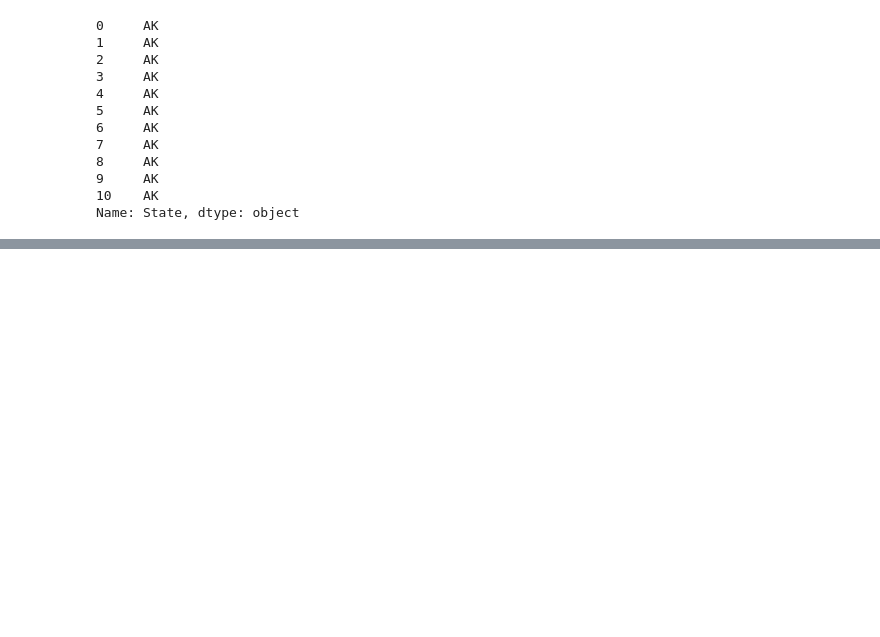
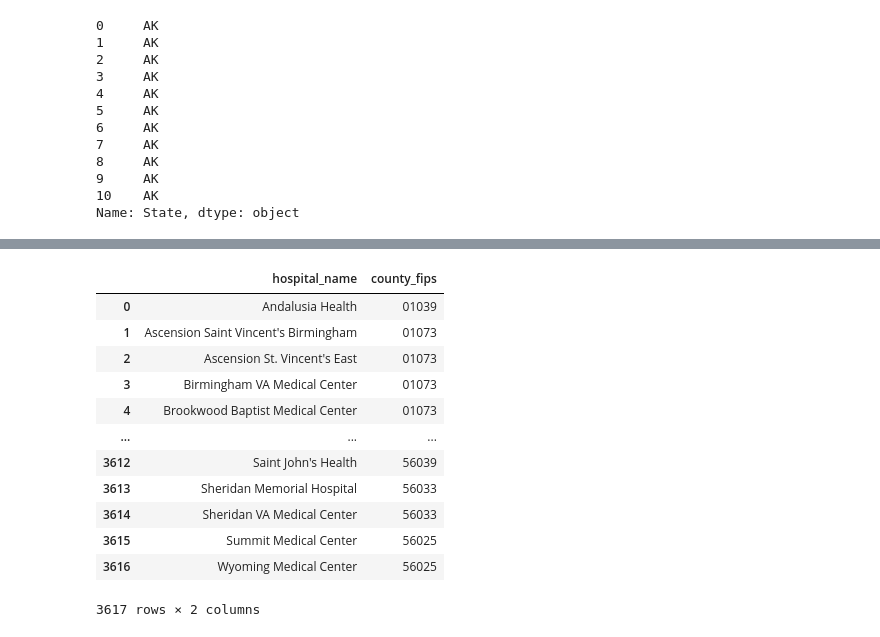
Before and after one commit to jaclynchiu7/HMS-MGH-Capstone-Project, a Jupyter notebook: data_processing/combine_states.ipynb, the cells around one changed output, grey strips where cells are left out. Cells and saved outputs as stored; diff of their text form; code cells hidden in the pictures; blank space fills up the shorter version.

```diff
--- a/data_processing/combine_states.ipynb
+++ b/data_processing/combine_states.ipynb
@@ -217,0 +224,2 @@ df_main = df_main.merge(ahd_df, on='State', how='inner')
+# %%
+df_main.columns = [col.lower() for col in df_main.columns]
@@ -217,0 +241,22 @@ df_main = df_main.merge(ahd_df, on='State', how='inner')
+# %%
+df_fips = pd.read_csv('D:/UCLA/Capstone/HMS-MGH-Capstone-Project/datasets/uscities.csv')
+# %%
+df_fips['county_fips'] = df_fips['county_fips'].astype(str).apply(lambda x: x.zfill(5))
+# %%
+df_main_fips = df_main.merge(df_fips, on=['city', 'state_id'], how='inner')
+# %%
+df_main_fips[['hospital_name', 'county_fips']]
+# %% [output]
+|  | hospital_name | county_fips |
+| 0 | Andalusia Health | 01039 |
+| 1 | Ascension Saint Vincent's Birmingham | 01073 |
+| 2 | Ascension St. Vincent's East | 01073 |
+| 3 | Birmingham VA Medical Center | 01073 |
+| 4 | Brookwood Baptist Medical Center | 01073 |
+| ... | ... | ... |
+| 3612 | Saint John's Health | 56039 |
+| 3613 | Sheridan Memorial Hospital | 56033 |
+| 3614 | Sheridan VA Medical Center | 56033 |
+| 3615 | Summit Medical Center | 56025 |
+| 3616 | Wyoming Medical Center | 56025 |
+3617 rows × 2 columns
```
Also changed, not shown: parts of 34 cells of this notebook, 7 other files.
